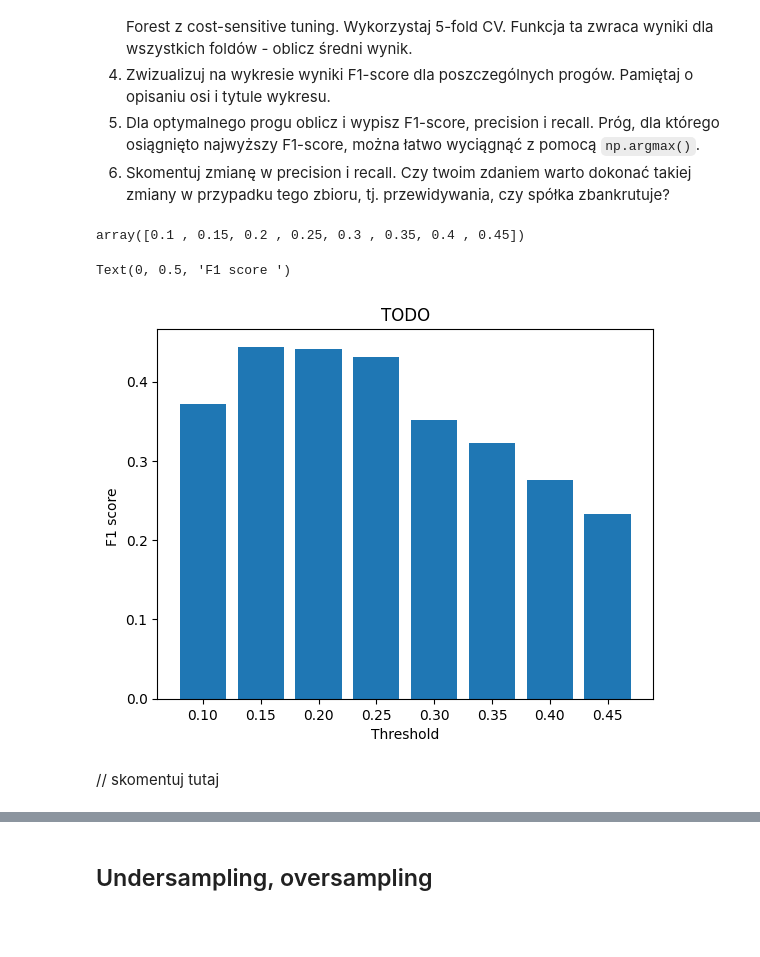
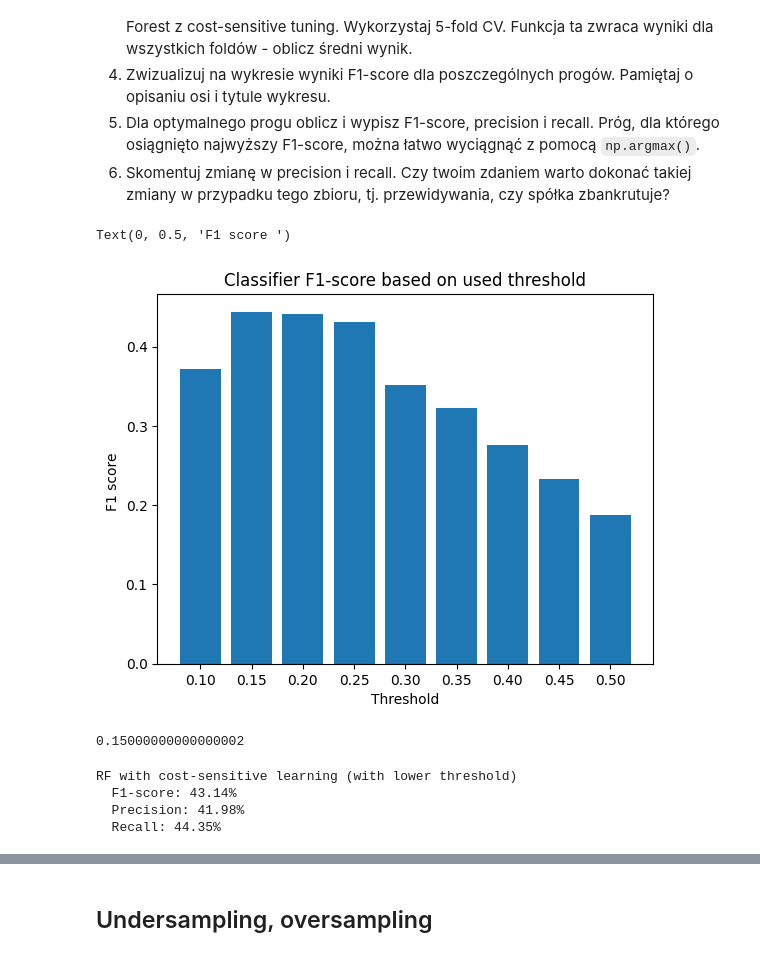
Before and after one commit to pawlowiczf/Intruduction-to-Machine-Learning, a Jupyter notebook: lab5/notebook.ipynb, the cells around one changed output, grey strips where cells are left out. Cells and saved outputs as stored; diff of their text form; code cells hidden in the pictures; blank space fills up the shorter version.

```diff
--- a/lab5/notebook.ipynb
+++ b/lab5/notebook.ipynb
@@ -179,12 +179,6 @@ Zaimplementuj threshold tuning z pomocą walidacji skrośnej. Skorzystaj z funkc
 def thresholded_f1_score(y_true, y_score, threshold: float, **kwargs) -> float:
     y_pred = y_score >= threshold
     return f1_score(y_true, y_pred, **kwargs)
-# %%
-import numpy as np
-thresholds = np.arange(0.1, 0.5, 0.05)
-thresholds
-# %% [output]
-array([0.1 , 0.15, 0.2 , 0.25, 0.3 , 0.35, 0.4 , 0.45])
 # %%
 import matplotlib.pyplot as plt
 import numpy as np
@@ -192,8 +186,9 @@ import numpy as np
 from sklearn.metrics import make_scorer
 from sklearn.model_selection import cross_val_score
 
+# Zadanie 2.1, 2.2, 2.3
 
-thresholds = np.arange(0.1, 0.5, 0.05)
+thresholds = np.arange(0.1, 0.51, 0.05)
 scorers = [ make_scorer(thresholded_f1_score, threshold=threshold, greater_is_better=True, response_method="predict_proba") for threshold in thresholds ]
 
 f1_results = []
@@ -203,14 +198,40 @@ for idx in range(len(thresholds)):
     f1_results.append( np.mean(scores) )
 #
 # %%
+# Zadanie 2.4
+
 plt.bar(range(len(f1_results)), f1_results)
 plt.xticks(range(len(thresholds)), [f"{t:.2f}" for t in thresholds])
 
-plt.title("TODO")
+plt.title("Classifier F1-score based on used threshold")
 plt.xlabel("Threshold")
 plt.ylabel("F1 score ")
 # %% [output]
 Text(0, 0.5, 'F1 score ')
-[figure, old version]
+[figure, new version]
-# %% [markdown]
-// skomentuj tutaj
+# %%
+# Zadanie 2.5
+
+best_threshold = thresholds[np.argmax(f1_results)]
+best_threshold
+# %% [output]
+0.15000000000000002
+# %%
+y_pred_score = clf_rf_csl.predict_proba(X_test)[:, 1]
+y_pred = (y_pred_score >= best_threshold).astype(int)
+
+f1 = f1_score(y_test, y_pred)
+
+print("RF with cost-sensitive learning (with lower threshold)")
+
+print(f"  F1-score: {100 * f1:.2f}%")
+
+rf_csl_precision = precision_score(y_test, y_pred)
+rf_csl_recall = recall_score(y_test, y_pred)
+print(f"  Precision: {100 * rf_csl_precision:.2f}%")
+print(f"  Recall: {100 * rf_csl_recall:.2f}%")
+# %% [output]
+RF with cost-sensitive learning (with lower threshold)
+  F1-score: 43.14%
+  Precision: 41.98%
+  Recall: 44.35%
```
Also changed, not shown: parts of 16 cells of this notebook.
